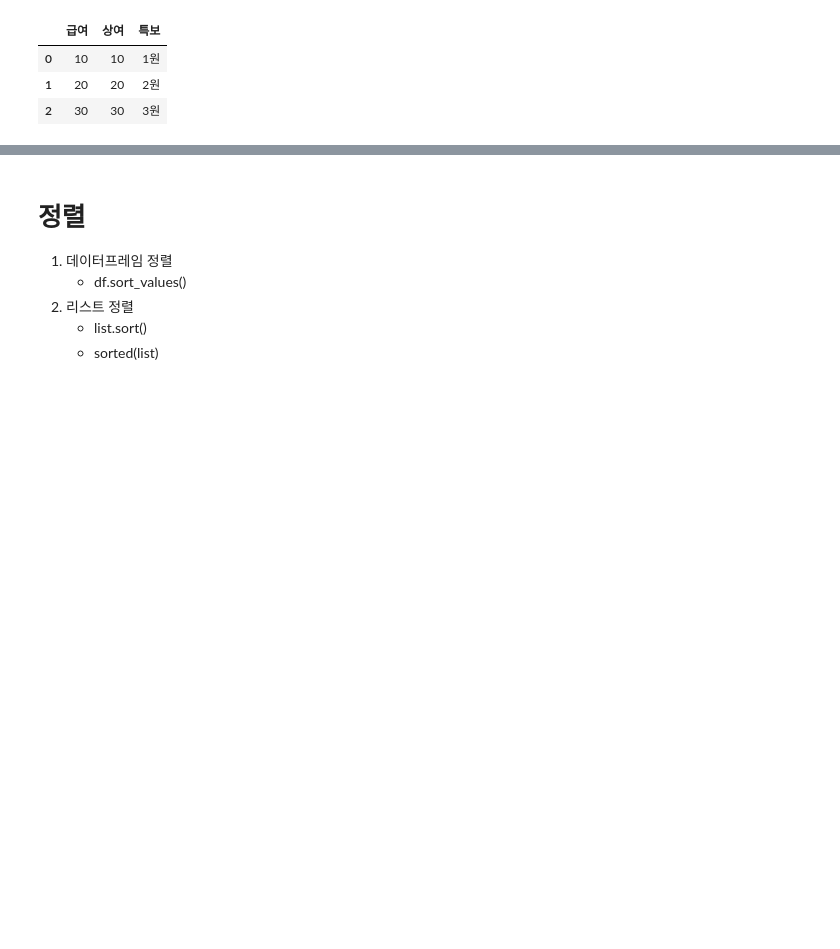
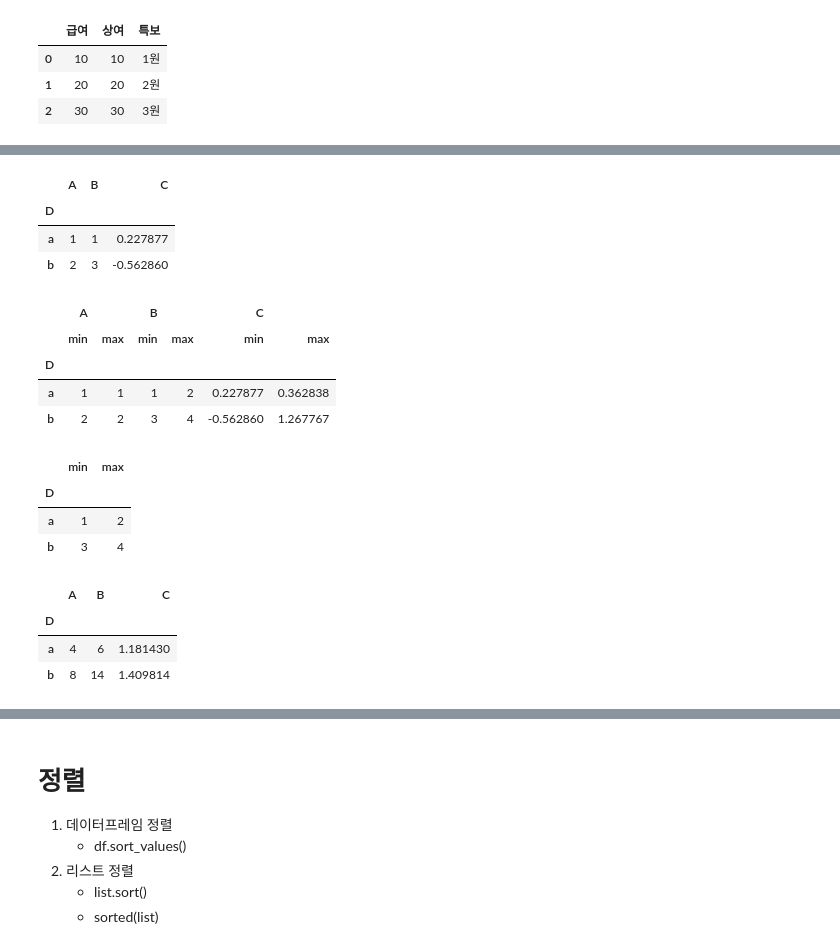
Before and after one commit to psw109/Python_study, a Jupyter notebook: 사전.ipynb, the cells around one changed output, grey strips where cells are left out. Cells and saved outputs as stored; diff of their text form; code cells hidden in the pictures; blank space fills up the shorter version.

Commit message:
add groupby.agg description

```diff
--- a/사전.ipynb
+++ b/사전.ipynb
@@ -716,0 +775,11 @@ df.applymap(lambda x : x[:2])
+# %%
+import pandas as pd
+
+df = pd.DataFrame(
+    {
+        "A": [1, 1, 2, 2, 3, 3, 4, 5],
+        "B": [1, 2, 3, 4, 4, 5, 6, 7],
+        "C": [0.362838, 0.227877, 1.267767, -0.562860, 1.2, 3.3 , 2.1 , 4.5],
+        "D": ['a','a','b','b','c','c','d','e']
+    }
+)
@@ -716,0 +817,29 @@ df.applymap(lambda x : x[:2])
+# %%
+df.groupby('D').agg('min')
+# %% [output]
+|  | A | B | C |
+| D |  |  |  |
+| a | 1 | 1 | 0.227877 |
+| b | 2 | 3 | -0.562860 |
+# %%
+df.groupby('D').agg(['min', 'max']) # 대괄호를 빼먹으면 안됨 / df.groupby('D').agg('min', 'max') / 오류는 안생기는데 맨앞 함수만 인식하는거 같음
+# %% [output]
+|  | A |  | B |  | C |  |
+|  | min | max | min | max | min | max |
+| D |  |  |  |  |  |  |
+| a | 1 | 1 | 1 | 2 | 0.227877 | 0.362838 |
+| b | 2 | 2 | 3 | 4 | -0.562860 | 1.267767 |
+# %%
+df.groupby('D').B.agg(['min', 'max']) # 특정 열을 지정해서 집계할 수 있음
+# %% [output]
+|  | min | max |
+| D |  |  |
+| a | 1 | 2 |
+| b | 3 | 4 |
+# %%
+df.groupby('D').agg(lambda x : sum(x) * 2) # lambda함수도 적용가능
+# %% [output]
+|  | A | B | C |
+| D |  |  |  |
+| a | 4 | 6 | 1.181430 |
+| b | 8 | 14 | 1.409814 |
```
Also changed, not shown: parts of 83 cells of this notebook.
